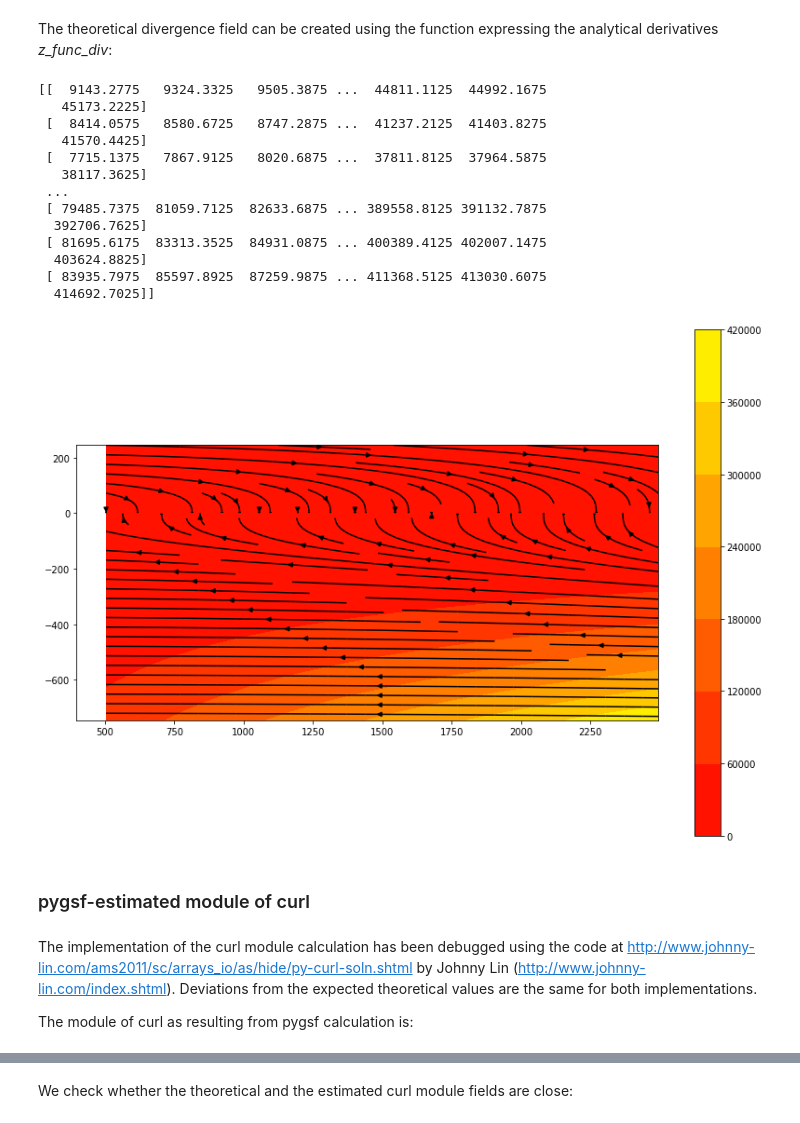
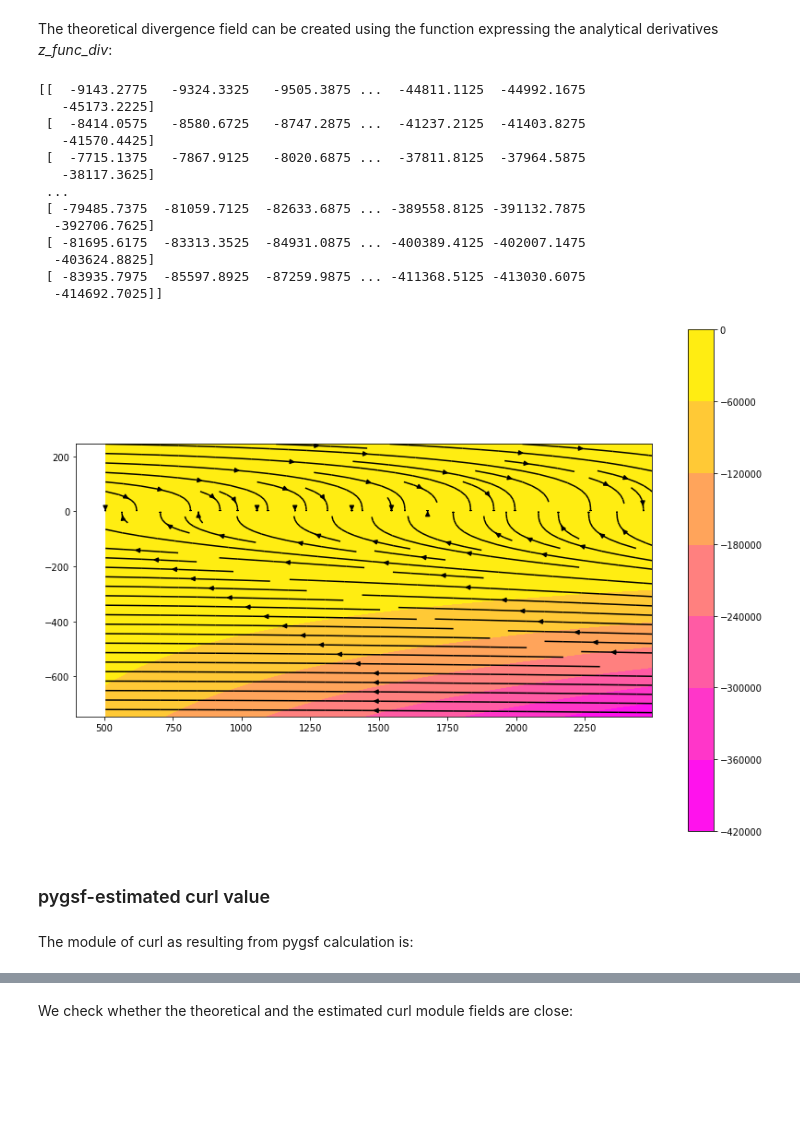
Before and after one commit to mauroalberti/VectorFieldCalc, a Jupyter notebook: pygsf/docs/notebooks/Fields - divergence, curl module and other vector field parameters.ipynb, the cells around one changed output, grey strips where cells are left out. Saved outputs shown, nothing was run; the diff lists cells and outputs as text; code cells hidden in the pictures; blank space fills up the shorter version.

Commit message:
Validated curl module calc

```diff
--- a/pygsf/docs/notebooks/Fields - divergence, curl module and other vector field parameters.ipynb
+++ b/pygsf/docs/notebooks/Fields - divergence, curl module and other vector field parameters.ipynb
@@ -88,7 +92,7 @@ The above functions define the value of the cells, using the given x and y geogr
 # %% [markdown]
 ### vector field x-component
 # %%
-fx = array_from_function(
+fx1 = array_from_function(
     row_num=rows,
     col_num=cols,
     geotransform=gt1,
@@ -112,7 +116,7 @@ print(fx)
 # %% [markdown]
 ### vector field y-component
 # %%
-fy = array_from_function(
+fy1 = array_from_function(
     row_num=rows,
     col_num=cols,
     geotransform=gt1,
@@ -149,5 +153,5 @@ The magnitude is:
 # %%
 magn = magnitude_2D(
-    fld_x=fx,
-    fld_y=fy)
+    fld_x=fx1,
+    fld_y=fy1)
 # %%
@@ -284,7 +276,7 @@ so that the theoretical transfer function is:
 # %%
 def z_func_curl_mod(x, y):
 
-    return 0.0004 * x * y + 0.0003 * x * y**2
+    return - 0.0004 * x * y - 0.0003 * x * y**2
 # %% [markdown]
 The theoretical divergence field can be created using the function expressing the analytical derivatives *z_func_div*:
 # %%
@@ -296,39 +288,33 @@ theor_curl_mod = array_from_function(
 # %%
 print(theor_curl_mod)
 # %% [output]
-[[  9143.2775   9324.3325   9505.3875 ...  44811.1125  44992.1675
-   45173.2225]
- [  8414.0575   8580.6725   8747.2875 ...  41237.2125  41403.8275
-   41570.4425]
- [  7715.1375   7867.9125   8020.6875 ...  37811.8125  37964.5875
-   38117.3625]
+[[  -9143.2775   -9324.3325   -9505.3875 ...  -44811.1125  -44992.1675
+   -45173.2225]
+ [  -8414.0575   -8580.6725   -8747.2875 ...  -41237.2125  -41403.8275
+   -41570.4425]
+ [  -7715.1375   -7867.9125   -8020.6875 ...  -37811.8125  -37964.5875
+   -38117.3625]
  ...
- [ 79485.7375  81059.7125  82633.6875 ... 389558.8125 391132.7875
-  392706.7625]
- [ 81695.6175  83313.3525  84931.0875 ... 400389.4125 402007.1475
-  403624.8825]
- [ 83935.7975  85597.8925  87259.9875 ... 411368.5125 413030.6075
-  414692.7025]]
+ [ -79485.7375  -81059.7125  -82633.6875 ... -389558.8125 -391132.7875
+  -392706.7625]
+ [ -81695.6175  -83313.3525  -84931.0875 ... -400389.4125 -402007.1475
+  -403624.8825]
+ [ -83935.7975  -85597.8925  -87259.9875 ... -411368.5125 -413030.6075
+  -414692.7025]]
 # %%
-# modified from:
-# https://scicomp.stackexchange.com/questions/18760/visually-appealing-ways-to-plot-singular-vector-fields-with-matplotlib-or-other
-# answer by: nicoguaro
-
 plt.figure(figsize=(14, 10))
 
-plt.contourf(X, Y, theor_curl_mod, cmap="autumn")
+plt.contourf(X, Y, theor_curl_mod, cmap="spring")
 plt.colorbar()
-plt.streamplot(X, Y, fx/magn, fy/magn, color="black")
+plt.streamplot(X, Y, fx1/magn, fy1/magn, color="black")
 plt.axis("image")
 
 plt.show()
 # %% [output]
-[figure, old version]
+[figure, new version]
 # %% [markdown]
-### pygsf-estimated module of curl
+### pygsf-estimated curl value
-# %% [markdown]
-The implementation of the curl module calculation has been debugged using the code at http://www.johnny-lin.com/ams2011/sc/arrays_io/as/hide/py-curl-soln.shtml by Johnny Lin (http://www.johnny-lin.com/index.shtml). Deviations from the expected theoretical values are the same for both implementations.
-
-The module of curl as resulting from pygsf calculation is:
+# %% [markdown]
+The module of curl as resulting from pygsf calculation is:
 # %%
 curl_module = curl_mod(
```
Also changed, not shown: parts of 68 cells of this notebook, 2 other files.
